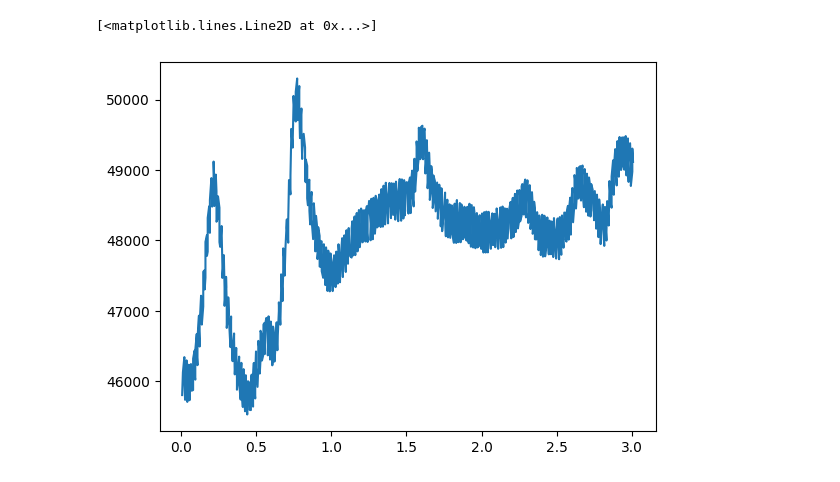
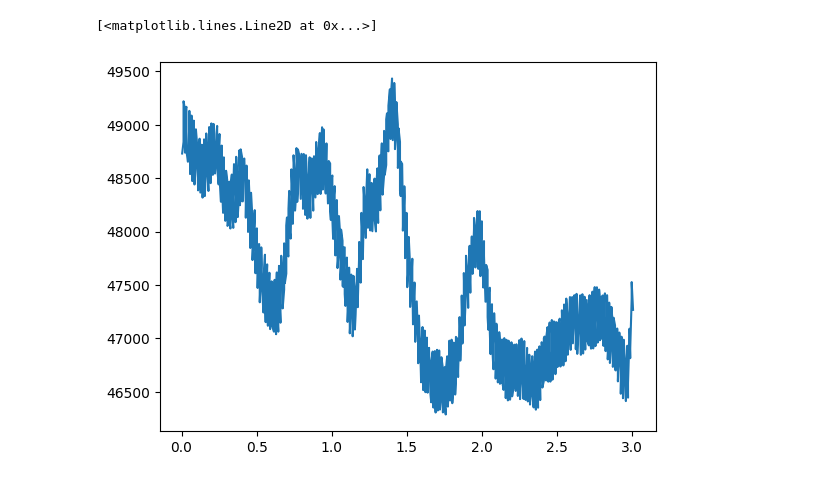
Before and after one commit to rachelkiiii/crux_project, a Jupyter notebook: src/preprocessing.ipynb, the cells around one changed output. Saved outputs shown, nothing was run; the diff lists cells and outputs as text; code cells hidden in the pictures.

```diff
--- a/src/preprocessing.ipynb
+++ b/src/preprocessing.ipynb
@@ -72,10 +74,15 @@ with open('motion_gui_logs_rachel_1.pickle', 'rb') as f:
 
     # add remaining not needed since last event is end
 # %%
-# format: left[event_number][channel_number][time] = [time, value]
-plt.plot(left[3][4][:, 0], left[3][4][:, 1])
+# format: left[event_number][channel_number][index][time, value]
+
+# Let's extract a single channel from a single event
+t = right[3][4][:, 0]
+x = right[3][4][:, 1]
+
+plt.plot(t, x)
 # %% [output]
 [<matplotlib.lines.Line2D at 0x...>]
-[figure, old version]
+[figure, new version]
 # %%
 # Butterworth Bandpass Filter
```
Also changed, not shown: parts of 14 cells of this notebook.
